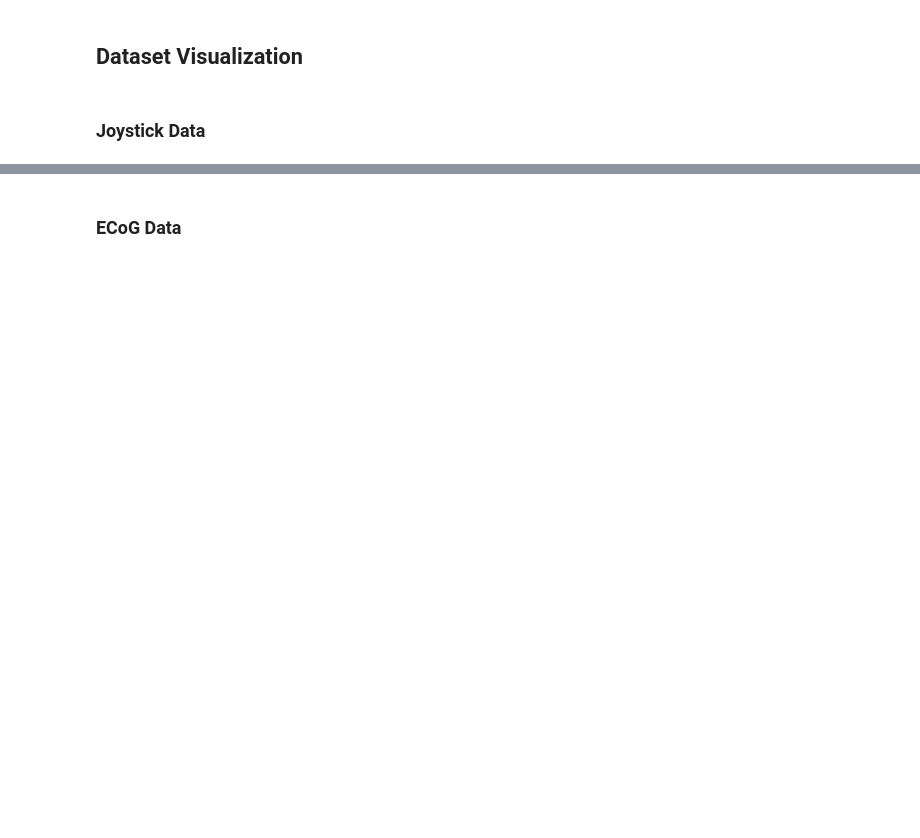
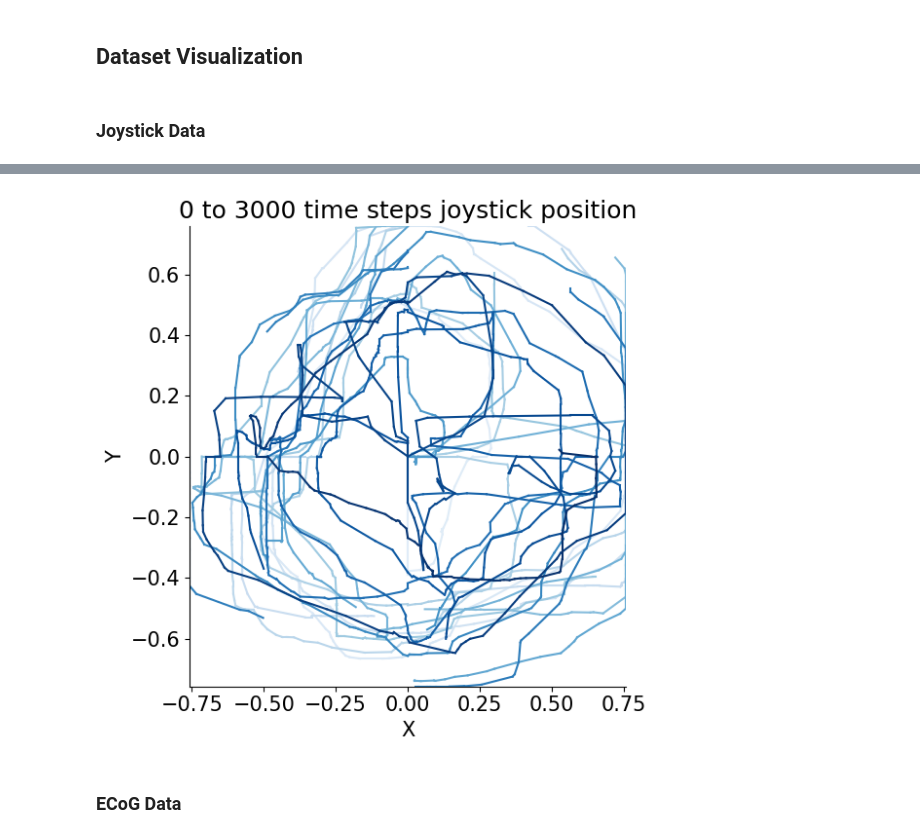
Before and after one commit to UBCMint/Joystick-Prediction, a Jupyter notebook: Index.ipynb, the cells around one changed output, grey strips where cells are left out. Cells and saved outputs as stored; diff of their text form; code cells hidden in the pictures; blank space fills up the shorter version.

```diff
--- a/Index.ipynb
+++ b/Index.ipynb
@@ -294,6 +376,10 @@ def SanityCheck_get_speed_and_direction():
 
 SanityCheck_get_speed_and_direction()
 # %%
+# Author: Akira Kudo
+# Created: -
+# Last updated: 2024/03/10
+
 # Plots joy stick position over time, with points progressively increasing in
 # shade darkness for later time points
 def plot_figure_over_time(X : np.ndarray, Y : np.ndarray,
@@ -305,6 +391,6 @@ def plot_figure_over_time(X : np.ndarray, Y : np.ndarray,
     ax.plot(X[k:k+2], Y[k:k+2], color=blueColor[k])
   plt.xlabel('X'); plt.ylabel('Y')
   plt.title(figureName)
-  plt.xlim(min(X), max(X)); plt.ylim(min(Y), max(Y))
+  plt.xlim(np.nanmin(X), np.nanmax(X)); plt.ylim(np.nanmin(Y), np.nanmax(Y))
   plt.show()
 # %%
@@ -445,50 +571,39 @@ def plot_and_save_cursor_and_joystick_gif(cursorX, cursorY, joystickX, joystickY
 # %%
 # Plot joystick and cursor position side by side
 
+# SETUP
 start = 0
 end = start + 3000
 
 patient = alldat[0][0]
 cursorX = patient["cursorX"][::TIMEPOINTS_PER_CURSOR_UPDATE]
 cursorY = patient["cursorY"][::TIMEPOINTS_PER_CURSOR_UPDATE]
 
-ledgesX = (min(cursorX)+1, max(cursorX)-1)
-ledgesY = (min(cursorY)+1, max(cursorY)-1)
+speed, direction, joystickX, joystickY = process_cursor_data(
+    patient_data=patient,
+    label_binsize=TIMEPOINTS_PER_CURSOR_UPDATE)
 
-speed, direction = get_speed_and_direction(
-    cursorX, cursorY#, xLimits=ledgesX, yLimits=ledgesY
-    )
 end = min(end, len(speed))
-# TODO REMOVE
-# ARBITRARY REMOVAL OF VALUES OF SPEED OVER 10000; THIS MAKES THE GRAPH MUCH
-# MORE EASY TO UNDERSTAND
-speed[speed > 10000] = 0
-# TODO REMOVE END
-norm_speed = speed / np.max(speed) # normalize between 0 and 1
 
-# plt.hist(speed)
-# plt.yscale('log')
-# plt.show
-
-# compute position of joy stick from speed & direction
-joystickX = norm_speed * np.cos(direction)
-joystickY = norm_speed * np.sin(direction)
-
+# PLOT
 plot_figure_over_time(
     joystickX, joystickY, start, end,
     f'{start} to {min(end, len(joystickY))} time steps joystick position'
     )
-# rendering only joystick
-FIGURE_PATH = "joystick_movement.gif"
-plot_and_save_gif(joystickX[start:end], joystickY[start:end],
-                  plot_every_n=10, figurepath=FIGURE_PATH, doSave=True,
-                  addProgressBar=True, trail_length=10*10)
-# rendering both cursor and joystick
-FIGURE_PATH = "cursor_and_joystick_movement.gif"
-plot_and_save_cursor_and_joystick_gif(
-      cursorX[start:end],   cursorY[start:end],
-    joystickX[start:end], joystickY[start:end],
-    plot_every_n=10, figurepath=FIGURE_PATH, doSave=True,
-    addProgressBar=True, trail_length=10*10)
+
+# # rendering only joystick
+# FIGURE_PATH = "joystick_movement.gif"
+# plot_and_save_gif(joystickX[start:end], joystickY[start:end],
+#                   plot_every_n=10, figurepath=FIGURE_PATH, doSave=True,
+#                   addProgressBar=True, trail_length=10*10)
+# # rendering both cursor and joystick
+# FIGURE_PATH = "cursor_and_joystick_movement.gif"
+# plot_and_save_cursor_and_joystick_gif(
+#       cursorX[start:end],   cursorY[start:end],
+#     joystickX[start:end], joystickY[start:end],
+#     plot_every_n=10, figurepath=FIGURE_PATH, doSave=True,
+#     addProgressBar=True, trail_length=10*10)
+# %% [output]
+[figure, added]
 # %% [markdown]
 ### ECoG Data
```
Also changed, not shown: parts of 25 cells of this notebook.
